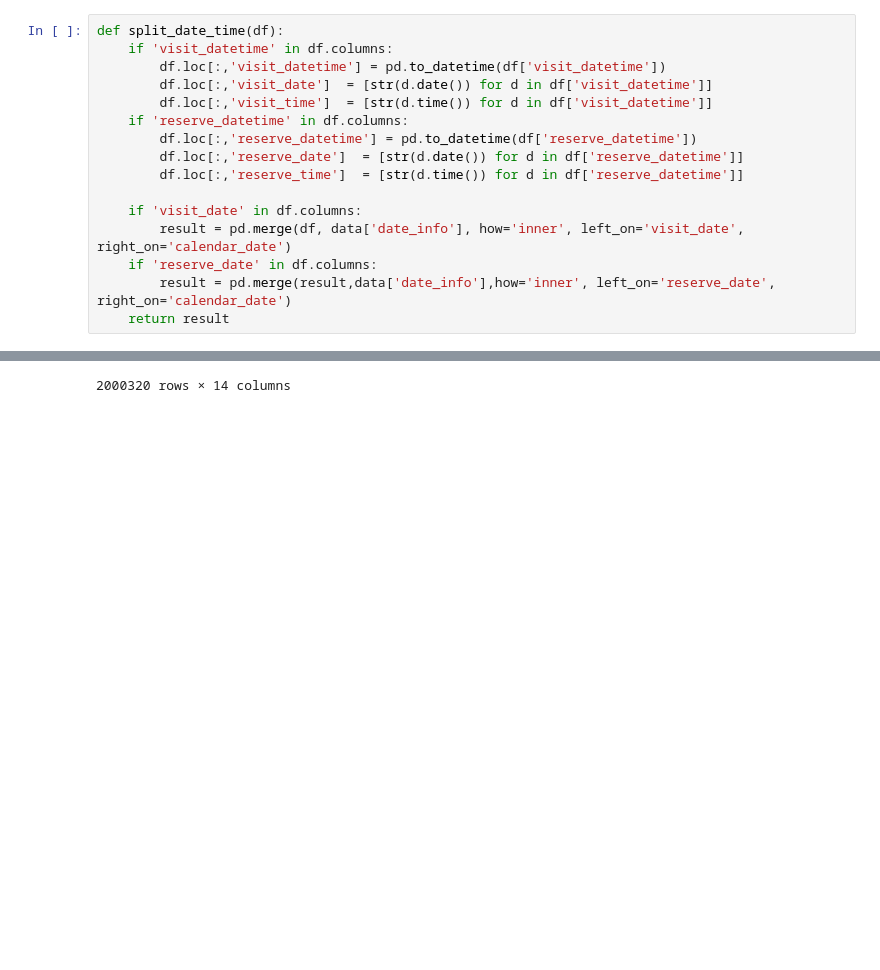
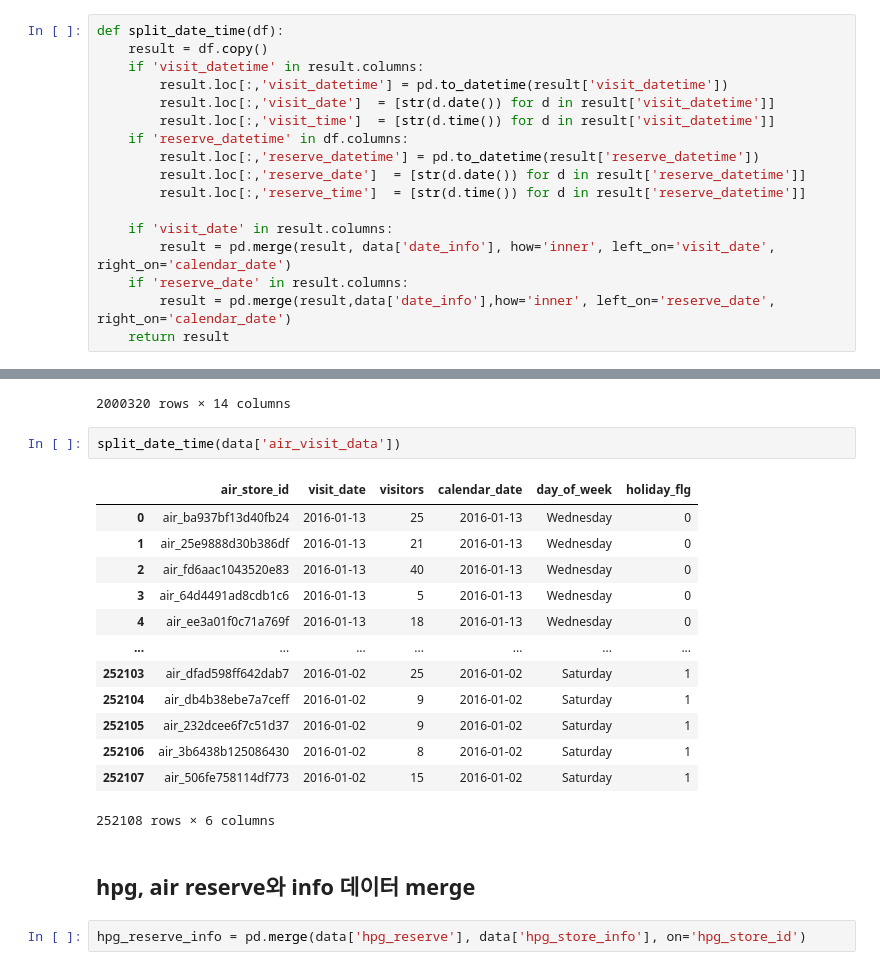
Before and after one commit to dlgur1994/Hackerthon1_Aiffel, a Jupyter notebook: Hyelim/Hackton1.ipynb, the cells around one changed output, grey strips where cells are left out. Drawn from its saved outputs; the diff is of its cells as text; blank space fills up the shorter version.

```diff
--- a/Hyelim/Hackton1.ipynb
+++ b/Hyelim/Hackton1.ipynb
@@ -94,18 +94,19 @@ data['date_info'].head()
 | 4 | 2016-01-05 | Tuesday | 0 |
 # %%
 def split_date_time(df):
-    if 'visit_datetime' in df.columns:
-        df.loc[:,'visit_datetime'] = pd.to_datetime(df['visit_datetime'])
-        df.loc[:,'visit_date']  = [str(d.date()) for d in df['visit_datetime']]
-        df.loc[:,'visit_time']  = [str(d.time()) for d in df['visit_datetime']]
+    result = df.copy()
+    if 'visit_datetime' in result.columns:
+        result.loc[:,'visit_datetime'] = pd.to_datetime(result['visit_datetime'])
+        result.loc[:,'visit_date']  = [str(d.date()) for d in result['visit_datetime']]
+        result.loc[:,'visit_time']  = [str(d.time()) for d in result['visit_datetime']]
     if 'reserve_datetime' in df.columns:
-        df.loc[:,'reserve_datetime'] = pd.to_datetime(df['reserve_datetime'])
-        df.loc[:,'reserve_date']  = [str(d.date()) for d in df['reserve_datetime']]
-        df.loc[:,'reserve_time']  = [str(d.time()) for d in df['reserve_datetime']]
+        result.loc[:,'reserve_datetime'] = pd.to_datetime(result['reserve_datetime'])
+        result.loc[:,'reserve_date']  = [str(d.date()) for d in result['reserve_datetime']]
+        result.loc[:,'reserve_time']  = [str(d.time()) for d in result['reserve_datetime']]
 
-    if 'visit_date' in df.columns:
-        result = pd.merge(df, data['date_info'], how='inner', left_on='visit_date', right_on='calendar_date')
-    if 'reserve_date' in df.columns:
+    if 'visit_date' in result.columns:
+        result = pd.merge(result, data['date_info'], how='inner', left_on='visit_date', right_on='calendar_date')
+    if 'reserve_date' in result.columns:
         result = pd.merge(result,data['date_info'],how='inner', left_on='reserve_date', right_on='calendar_date')
     return result
 # %%
@@ -124,3 +125,23 @@ split_date_time(data['hpg_reserve'])
 | 2000318 | hpg_b2be1db5876b80ac | 2017-05-29 19:00:00 | 2017-04-22 19:00:00 | 4 | 2017-05-29 | 19:00:00 | ... |
 | 2000319 | hpg_b8c39e61f5461e6e | 2017-05-31 19:00:00 | 2017-04-22 00:00:00 | 2 | 2017-05-31 | 19:00:00 | ... |
 2000320 rows × 14 columns
+# %%
+split_date_time(data['air_visit_data'])
+# %% [output]
+|  | air_store_id | visit_date | visitors | calendar_date | day_of_week | holiday_flg |
+| 0 | air_ba937bf13d40fb24 | 2016-01-13 | 25 | 2016-01-13 | Wednesday | 0 |
+| 1 | air_25e9888d30b386df | 2016-01-13 | 21 | 2016-01-13 | Wednesday | 0 |
+| 2 | air_fd6aac1043520e83 | 2016-01-13 | 40 | 2016-01-13 | Wednesday | 0 |
+| 3 | air_64d4491ad8cdb1c6 | 2016-01-13 | 5 | 2016-01-13 | Wednesday | 0 |
+| 4 | air_ee3a01f0c71a769f | 2016-01-13 | 18 | 2016-01-13 | Wednesday | 0 |
+| ... | ... | ... | ... | ... | ... | ... |
+| 252103 | air_dfad598ff642dab7 | 2016-01-02 | 25 | 2016-01-02 | Saturday | 1 |
+| 252104 | air_db4b38ebe7a7ceff | 2016-01-02 | 9 | 2016-01-02 | Saturday | 1 |
+| 252105 | air_232dcee6f7c51d37 | 2016-01-02 | 9 | 2016-01-02 | Saturday | 1 |
+| 252106 | air_3b6438b125086430 | 2016-01-02 | 8 | 2016-01-02 | Saturday | 1 |
+| 252107 | air_506fe758114df773 | 2016-01-02 | 15 | 2016-01-02 | Saturday | 1 |
+252108 rows × 6 columns
+# %% [markdown]
+## hpg, air reserve와 info 데이터 merge
+# %%
+hpg_reserve_info = pd.merge(data['hpg_reserve'], data['hpg_store_info'], on='hpg_store_id')
```
Also changed, not shown: parts of 14 cells of this notebook.
